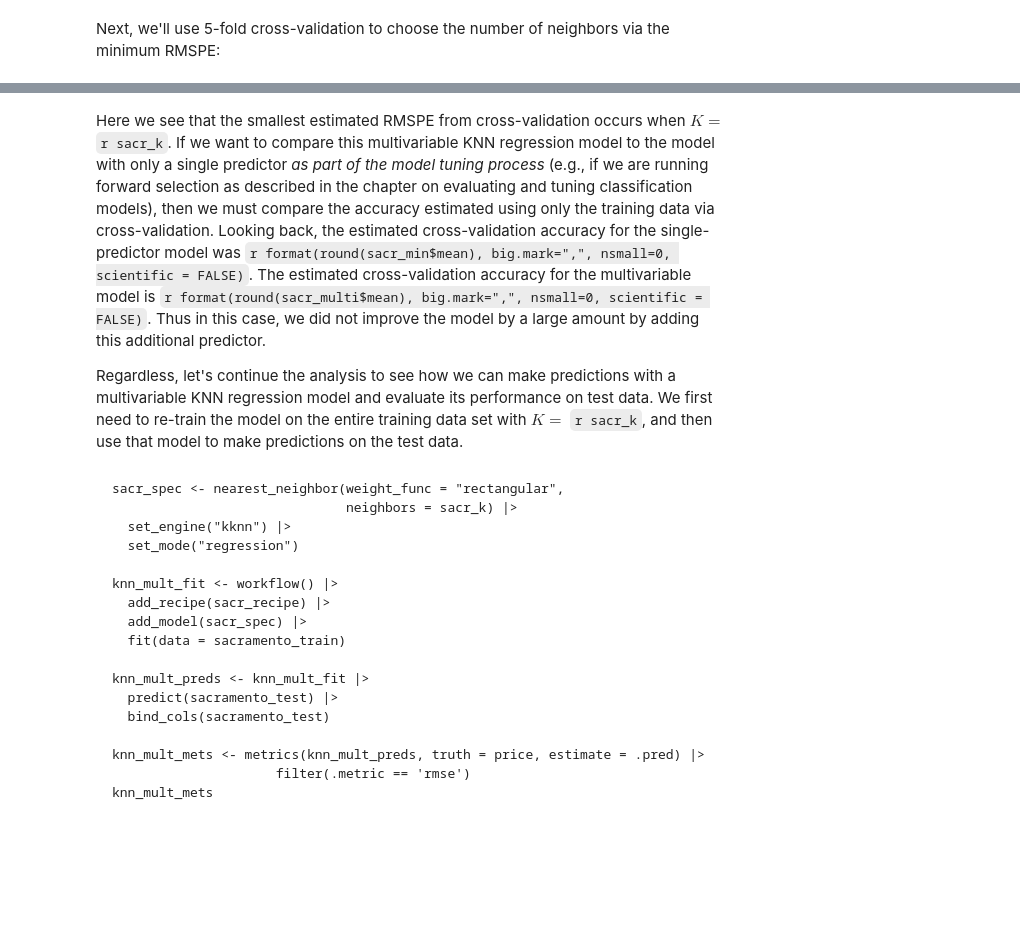
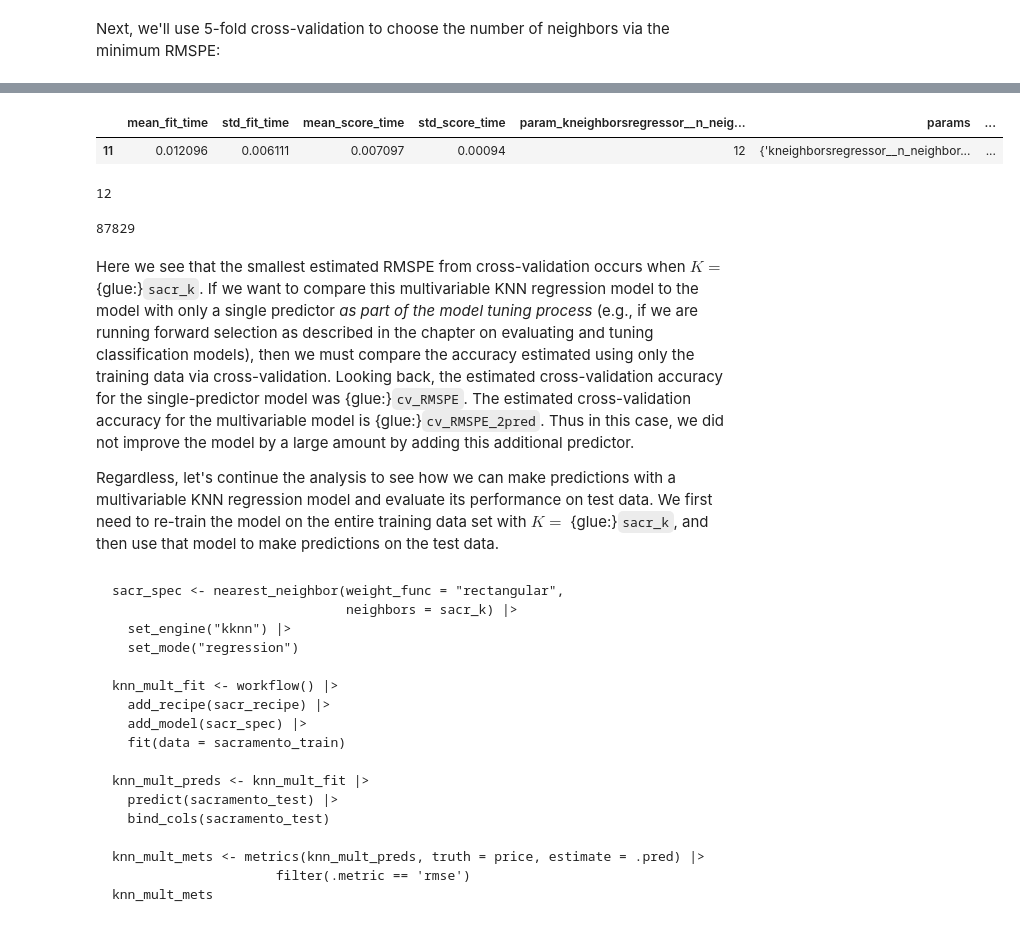
Before and after one commit to UBC-DSCI/introduction-to-datascience-python, a Jupyter notebook: source/regression1.ipynb, the cells around one changed output, grey strips where cells are left out. Drawn from its saved outputs; the diff is of its cells as text; code cells hidden in the pictures; blank space fills up the shorter version.

````diff
--- a/source/regression1.ipynb
+++ b/source/regression1.ipynb
@@ -847,3 +907,11 @@ and set `neighbors = tune()` to tell `tidymodels` to tune the number of neighbor
+# %%
+# preprocess the data, make the pipeline
+sacr_preprocessor = make_column_transformer((StandardScaler(), ["sqft", "beds"]))
+sacr_pipeline = make_pipeline(sacr_preprocessor, KNeighborsRegressor())
+
+# create the predictor and target
+X = sacramento_train[["sqft", "beds"]]
+y = sacramento_train[["price"]]
 # %% [markdown]
 ```{r 07-mult-setup}
 sacr_recipe <- recipe(price ~ sqft + beds, data = sacramento_train) |>
@@ -877,19 +928,55 @@ sacr_multi
+# %%
+# create the 5-fold GridSearchCV object
+param_grid = {
+    "kneighborsregressor__n_neighbors": range(1, 201),
+}
+sacr_gridsearch = GridSearchCV(
+    estimator=sacr_pipeline,
+    param_grid=param_grid,
+    n_jobs=-1,
+    cv=5,
+    scoring="neg_root_mean_squared_error",
+)
+
+# fit the GridSearchCV object
+sacr_gridsearch.fit(X, y)
+
+# retrieve the CV scores
+sacr_results = pd.DataFrame(sacr_gridsearch.cv_results_)
+# negate mean_test_score (negative RMSPE) to get the actual RMSPE
+sacr_results["RMSPE"] = - sacr_results["mean_test_score"]
+# sacr_results[["param_kneighborsregressor__n_neighbors", "RMSPE", "mean_test_score", "std_test_score"]]
+
+# show only the row of minimum RMSPE
+sacr_multi = sacr_results[sacr_results["RMSPE"] == min(sacr_results["RMSPE"])]
+sacr_k = int(sacr_multi["param_kneighborsregressor__n_neighbors"])
+
+sacr_multi
+# %% [output]
+|  | mean_fit_time | std_fit_time | mean_score_time | std_score_time | param_kneighborsregressor__n_neig... | params | ... |
+| 11 | 0.012096 | 0.006111 | 0.007097 | 0.00094 | 12 | {'kneighborsregressor__n_neighbor... | ... |
+# %%
+glue("sacr_k", sacr_k)
+glue("cv_RMSPE_2pred", int(sacr_multi["RMSPE"]))
+# %% [output]
+12
+87829
 # %% [markdown]
-Here we see that the smallest estimated RMSPE from cross-validation occurs when $K =$ `r sacr_k`.
+Here we see that the smallest estimated RMSPE from cross-validation occurs when $K =$ {glue:}`sacr_k`.
 If we want to compare this multivariable KNN regression model to the model with only a single
 predictor *as part of the model tuning process* (e.g., if we are running forward selection as described
 in the chapter on evaluating and tuning classification models),
 then we must compare the accuracy estimated using only the training data via cross-validation.
 Looking back, the estimated cross-validation accuracy for the single-predictor
-model was `r format(round(sacr_min$mean), big.mark=",", nsmall=0, scientific = FALSE)`.
+model was {glue:}`cv_RMSPE`.
 The estimated cross-validation accuracy for the multivariable model is
-`r format(round(sacr_multi$mean), big.mark=",", nsmall=0, scientific = FALSE)`.
+{glue:}`cv_RMSPE_2pred`.
 Thus in this case, we did not improve the model
 by a large amount by adding this additional predictor.
 
 Regardless, let's continue the analysis to see how we can make predictions with a multivariable KNN regression model
 and evaluate its performance on test data. We first need to re-train the model on the entire
-training data set with $K =$ `r sacr_k`, and then use that model to make predictions
+training data set with $K =$ {glue:}`sacr_k`, and then use that model to make predictions
 on the test data.
 # %% [markdown]
 ```{r 07-re-train}
````
Also changed, not shown: parts of 22 cells of this notebook, 2 other files.
